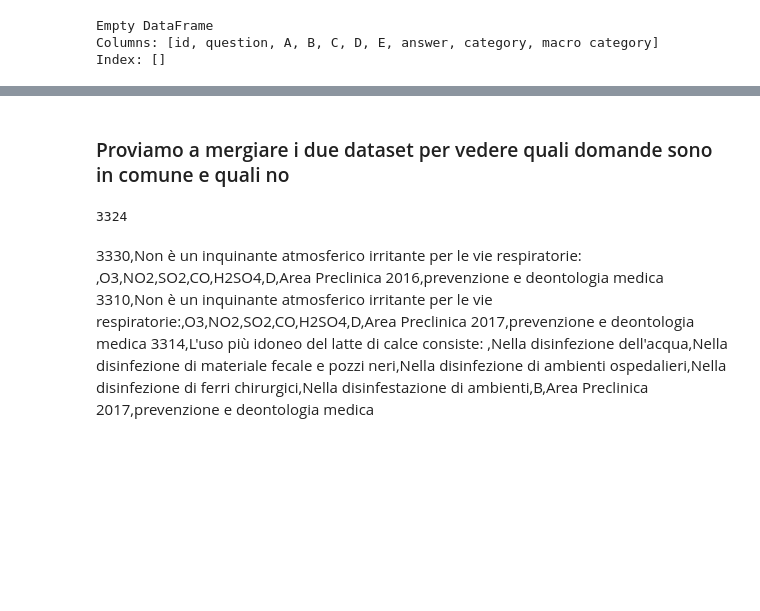
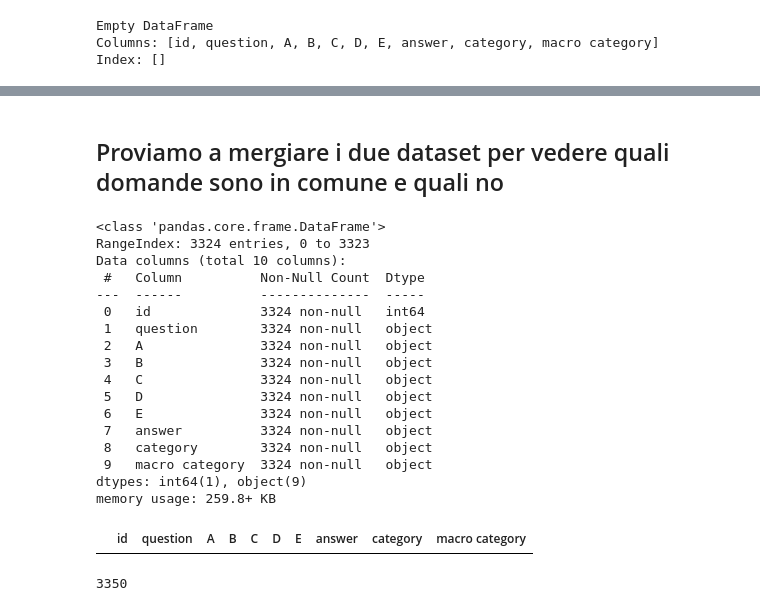
Before and after one commit to nicolobonato97/Big-Data-Analytics, a Jupyter notebook: Progetto Big Data/pdf_to_csv.ipynb, the cells around one changed output, grey strips where cells are left out. Saved outputs shown, nothing was run; the diff lists cells and outputs as text; code cells hidden in the pictures; blank space fills up the shorter version.

```diff
--- a/Progetto Big Data/pdf_to_csv.ipynb
+++ b/Progetto Big Data/pdf_to_csv.ipynb
@@ -374,10 +392,32 @@ differenze
 # %% [markdown]
-### Proviamo a mergiare i due dataset per vedere quali domande sono in comune e quali no
+## Proviamo a mergiare i due dataset per vedere quali domande sono in comune e quali no
 # %%
-len(df_2016_preclinica)
-len(df_2017_preclinica)
+#df_2016_preclinica.info()
+#df_2016_preclinica.isna().sum()
+df_2017_preclinica.info()
+fil=df_2017_preclinica["answer"].isna()==True
+df_2017_preclinica[fil]
+#df_2017_preclinica["id"]==1258
+#df_2017_preclinica[df_2017_preclinica["id"]==1250]
 # %% [output]
-3324
+<class 'pandas.core.frame.DataFrame'>
+RangeIndex: 3324 entries, 0 to 3323
+Data columns (total 10 columns):
+ #   Column          Non-Null Count  Dtype
+---  ------          --------------  -----
+ 0   id              3324 non-null   int64
+ 1   question        3324 non-null   object
+ 2   A               3324 non-null   object
+ 3   B               3324 non-null   object
+ 4   C               3324 non-null   object
+ 5   D               3324 non-null   object
+ 6   E               3324 non-null   object
+ 7   answer          3324 non-null   object
+ 8   category        3324 non-null   object
+ 9   macro category  3324 non-null   object
+dtypes: int64(1), object(9)
+memory usage: 259.8+ KB
+|  | id | question | A | B | C | D | E | answer | category | macro category |
 # %%
 
 
@@ -385,21 +425,17 @@ len(df_2017_preclinica)
 df_merged = pd.concat([df_2016_preclinica,  df_2017_preclinica])
 len(df_merged)
 
-mask_diff = ~df_merged.duplicated(subset=["question", "answer"], keep=False)
+mask_diff = ~df_merged.duplicated(subset=["question"], keep=False)
 df_differenze = df_merged[mask_diff]
-df_differenze #
+df_differenze
 
-filter=df_differenze["category"]== "Area Preclinica 2017"
-df_differenze = df_differenze[filter]
-df_differenze
-df_differenze.to_csv("differenze_area_preclinica_2016_2017.csv", index=False, encoding='utf-8')
+
+df_differenze.to_csv("differenze_area_preclinica_tot.csv", index=False, encoding='utf-8')
 
 
 #Rimuovi i duplicati (tutte le colonne devono essere uguali)
 
-#df_merged = df_merged.drop_duplicates()
-#len(df_merged)
+df_merged_2016_2017 = df_merged.drop_duplicates(subset=["question"])
+len(df_merged_2016_2017)
+# %% [output]
+3350
-# %% [markdown]
-3330,Non è un inquinante atmosferico irritante per le vie respiratorie: ,O3,NO2,SO2,CO,H2SO4,D,Area Preclinica 2016,prevenzione e deontologia medica
-3310,Non è un inquinante atmosferico irritante per le vie respiratorie:,O3,NO2,SO2,CO,H2SO4,D,Area Preclinica 2017,prevenzione e deontologia medica
-3314,L'uso più idoneo del latte di calce consiste: ,Nella disinfezione dell'acqua,Nella disinfezione di materiale fecale e pozzi neri,Nella disinfezione di ambienti ospedalieri,Nella disinfezione di ferri chirurgici,Nella disinfestazione di ambienti,B,Area Preclinica 2017,prevenzione e deontologia medica
```
Also changed, not shown: parts of 13 cells of this notebook, 9 other files.
